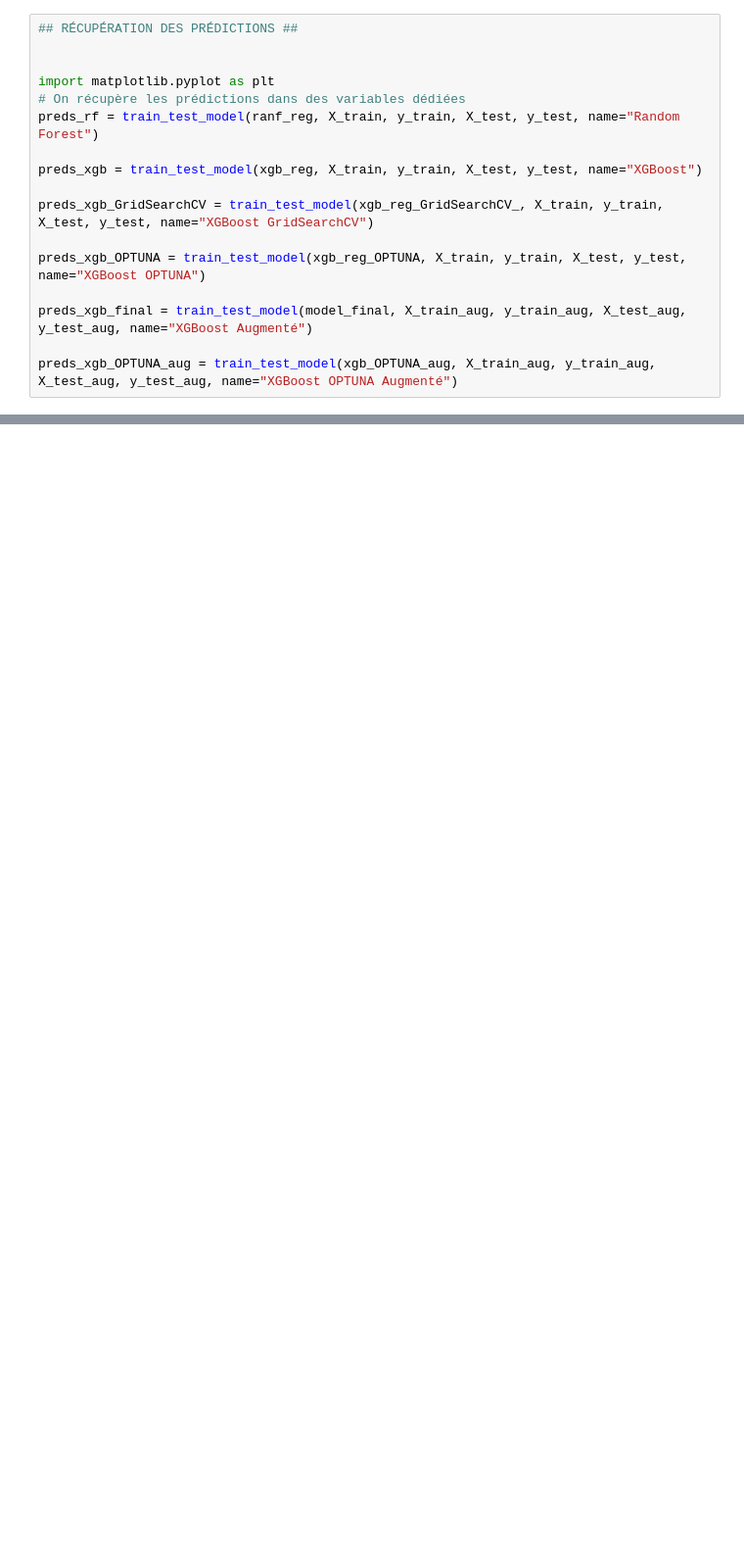
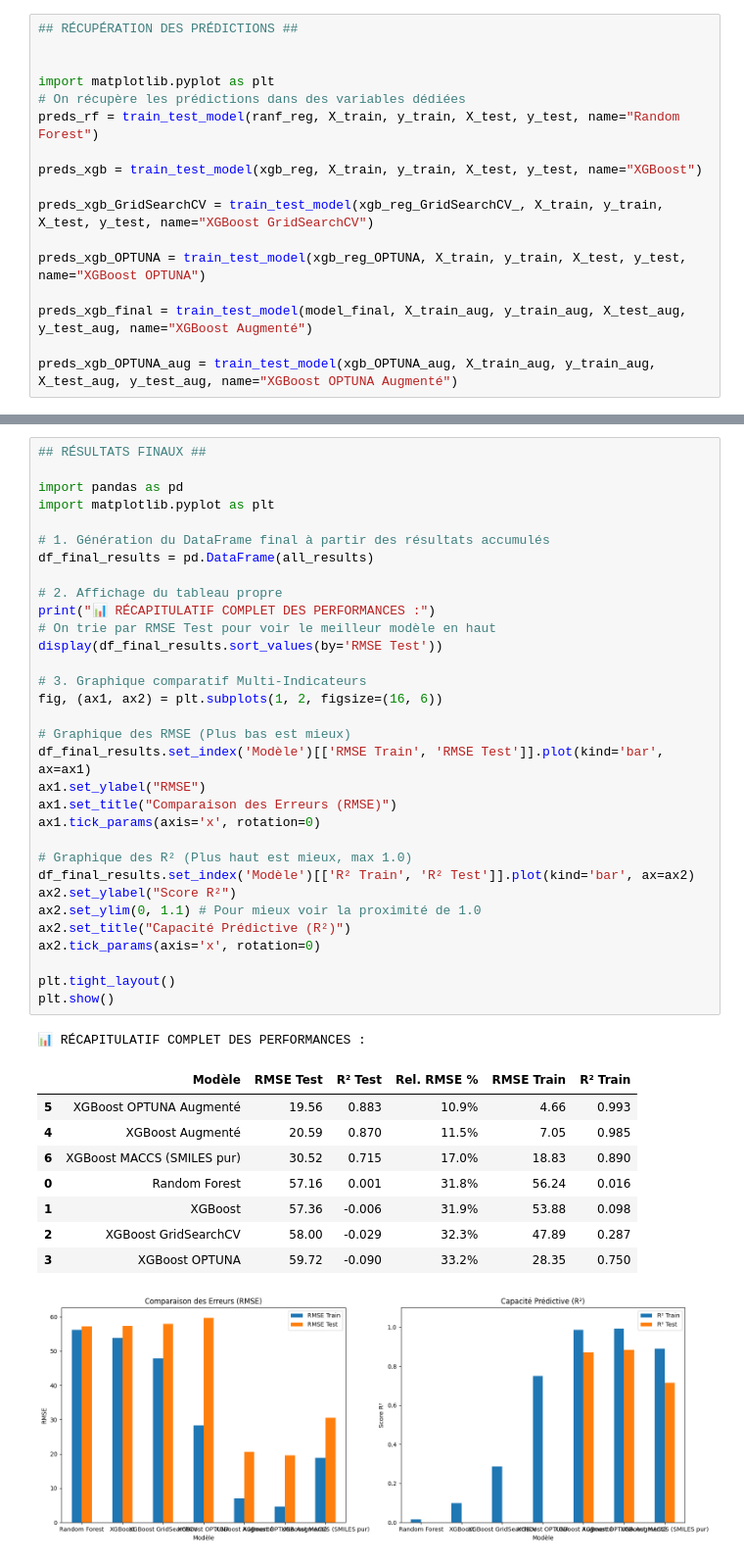
Before and after one commit to jeandecamps-prog/AI-for-chemistry-ML, a Jupyter notebook: AI for chemistry /main_project.ipynb, the cells around one changed output, grey strips where cells are left out. Shown at 98% size. Saved outputs shown, nothing was run; the diff lists cells and outputs as text; blank space fills up the shorter version.

```diff
--- a/AI for chemistry /main_project.ipynb
+++ b/AI for chemistry /main_project.ipynb
@@ -1224,0 +1284,43 @@ Position   | Réel (MAA)   | Prédit (Optuna) | Écart
+# %%
+## RÉSULTATS FINAUX ##
+
+import pandas as pd
+import matplotlib.pyplot as plt
+
+# 1. Génération du DataFrame final à partir des résultats accumulés
+df_final_results = pd.DataFrame(all_results)
+
+# 2. Affichage du tableau propre
+print("📊 RÉCAPITULATIF COMPLET DES PERFORMANCES :")
+# On trie par RMSE Test pour voir le meilleur modèle en haut
+display(df_final_results.sort_values(by='RMSE Test'))
+
+# 3. Graphique comparatif Multi-Indicateurs
+fig, (ax1, ax2) = plt.subplots(1, 2, figsize=(16, 6))
+
+# Graphique des RMSE (Plus bas est mieux)
+df_final_results.set_index('Modèle')[['RMSE Train', 'RMSE Test']].plot(kind='bar', ax=ax1)
+ax1.set_ylabel("RMSE")
+ax1.set_title("Comparaison des Erreurs (RMSE)")
+ax1.tick_params(axis='x', rotation=0)
+
+# Graphique des R² (Plus haut est mieux, max 1.0)
+df_final_results.set_index('Modèle')[['R² Train', 'R² Test']].plot(kind='bar', ax=ax2)
+ax2.set_ylabel("Score R²")
+ax2.set_ylim(0, 1.1) # Pour mieux voir la proximité de 1.0
+ax2.set_title("Capacité Prédictive (R²)")
+ax2.tick_params(axis='x', rotation=0)
+
+plt.tight_layout()
+plt.show()
+# %% [output]
+📊 RÉCAPITULATIF COMPLET DES PERFORMANCES :
+|  | Modèle | RMSE Test | R² Test | Rel. RMSE % | RMSE Train | R² Train |
+| 5 | XGBoost OPTUNA Augmenté | 19.56 | 0.883 | 10.9% | 4.66 | 0.993 |
+| 4 | XGBoost Augmenté | 20.59 | 0.870 | 11.5% | 7.05 | 0.985 |
+| 6 | XGBoost MACCS (SMILES pur) | 30.52 | 0.715 | 17.0% | 18.83 | 0.890 |
+| 0 | Random Forest | 57.16 | 0.001 | 31.8% | 56.24 | 0.016 |
+| 1 | XGBoost | 57.36 | -0.006 | 31.9% | 53.88 | 0.098 |
+| 2 | XGBoost GridSearchCV | 58.00 | -0.029 | 32.3% | 47.89 | 0.287 |
+| 3 | XGBoost OPTUNA | 59.72 | -0.090 | 33.2% | 28.35 | 0.750 |
+[figure, added]
```
Also changed, not shown: parts of 25 cells of this notebook, 2 other files.
